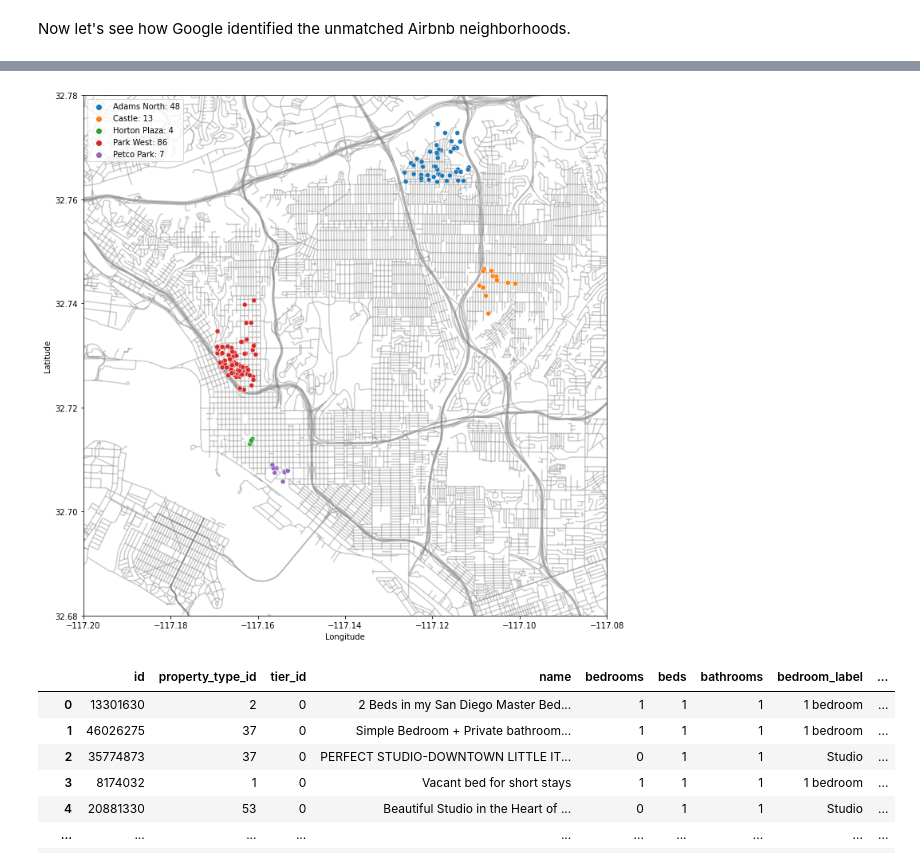
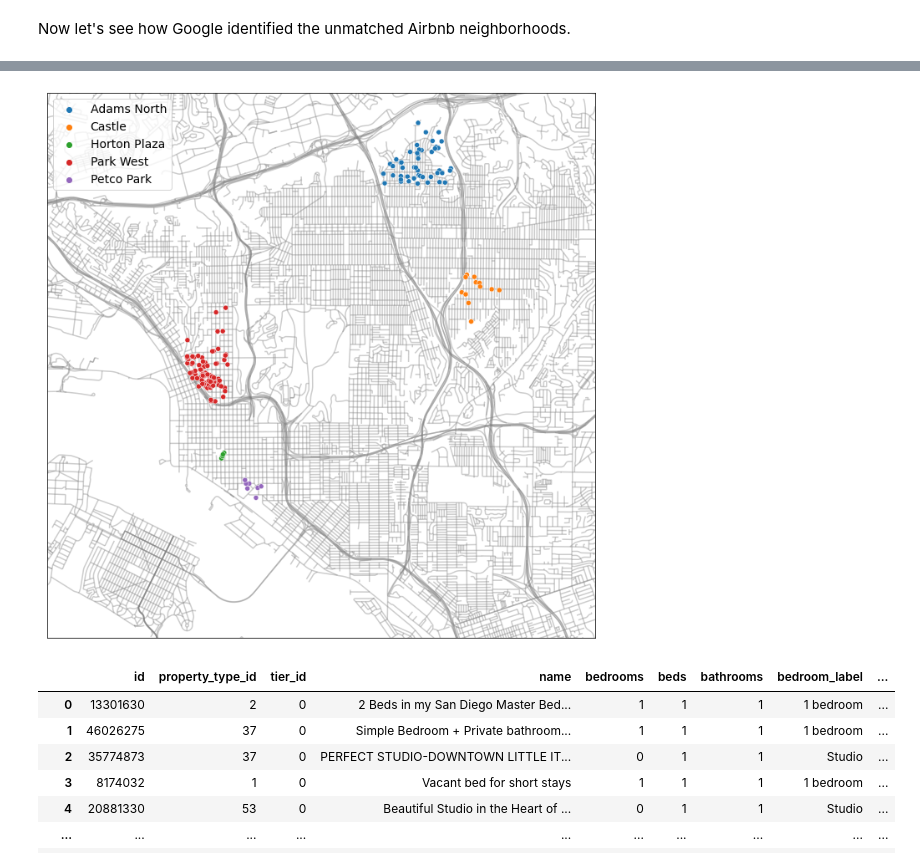
Before and after one commit to twlim1/203_final, a Jupyter notebook: data_sources/airbnb/airbnb_data_select.ipynb, the cells around one changed output, grey strips where cells are left out. Drawn from its saved outputs; the diff is of its cells as text; code cells hidden in the pictures.

Commit message:
Limit topics per neighborhood and save images for presentation

```diff
--- a/data_sources/airbnb/airbnb_data_select.ipynb
+++ b/data_sources/airbnb/airbnb_data_select.ipynb
@@ -28,6 +29,9 @@ def save_listings(listings, filename):
         print(json.dumps(listings_dict, indent=4), file=f)
 # %%
 def plot_listings(listings, maps=[], figsize=(12, 12), color=None, lat_range=None, lng_range=None, title=None, file=None):
+    if file is not None:
+        mpl.rcParams['legend.fontsize'] = 14
+
     fig, ax = plt.subplots(figsize=figsize)
 
     # plot maps
@@ -36,10 +40,14 @@ def plot_listings(listings, maps=[], figsize=(12, 12), color=None, lat_range=Non
 
     # plot listings
     sns.scatterplot(x='lng', y='lat', data=listings, hue=color)
-    plt.xlabel('Longitude')
-    plt.ylabel('Latitude')
 
     # customize plot
+    ax.axes.xaxis.set_visible(False)
+    ax.axes.yaxis.set_visible(False)
+
+    if color is not None:
+        plt.legend(loc='upper left')
+
     if lng_range is not None:
         plt.xlim(lng_range)
 
@@ -51,6 +59,6 @@ def plot_listings(listings, maps=[], figsize=(12, 12), color=None, lat_range=Non
 
     # save figure
     if file is not None:
-        plt.savefig(file)
+        plt.savefig(os.path.join(img_path, file))
 # %%
 data_path = '../../data'
@@ -242,15 +253,16 @@ riverside = gpd.read_file(os.path.join(data_path, 'maps', 'tl_2018_06065_roads',
 mexico = gpd.read_file(os.path.join(data_path, 'maps', 'nyu_2451_36766', 'bc_eje_vial.shp'))
 # %%
 sub = listings[listings.neighborhood.isin(unmatched_neighborhoods)].sort_values(by='neighborhood').copy()
+file = 'unmatched_neighborhoods.png'
 
-for n in unmatched_neighborhoods:
-    i = sub.neighborhood==n
-    sub.loc[i, 'neighborhood'] = sub.loc[i, 'neighborhood'].apply(lambda x: f'{x}: {sum(i)}')
+if file is None:
+    for n in unmatched_neighborhoods:
+        i = sub.neighborhood==n
+        sub.loc[i, 'neighborhood'] = sub.loc[i, 'neighborhood'].apply(lambda x: f'{x}: {sum(i)}')
 
-plot_listings(sub, [san_diego], color='neighborhood', lat_range=[32.68, 32.78], lng_range=[-117.2, -117.08])
-plt.legend(loc='upper left');
+plot_listings(sub, [san_diego], color='neighborhood', lat_range=[32.68, 32.78], lng_range=[-117.2, -117.08], file=file)
 # %% [output]
-[figure, old version]
+[figure, new version]
 # %%
 def process_neighborhood(neighborhood):
     set_dict = {
```
Also changed, not shown: parts of 7 cells of this notebook, 3 other files.
